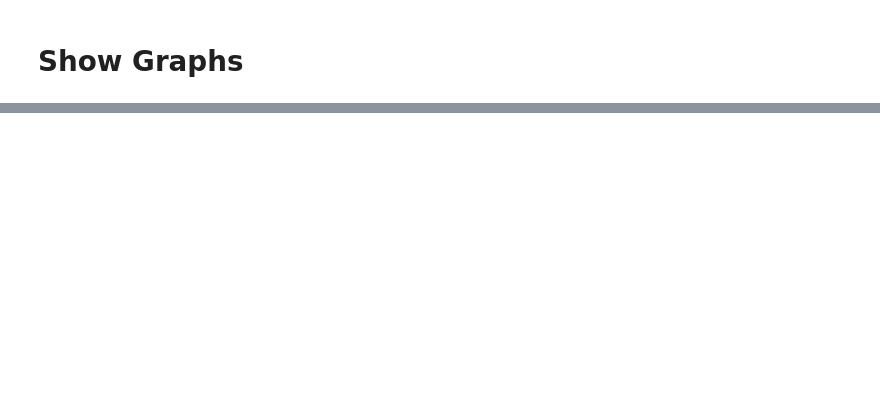
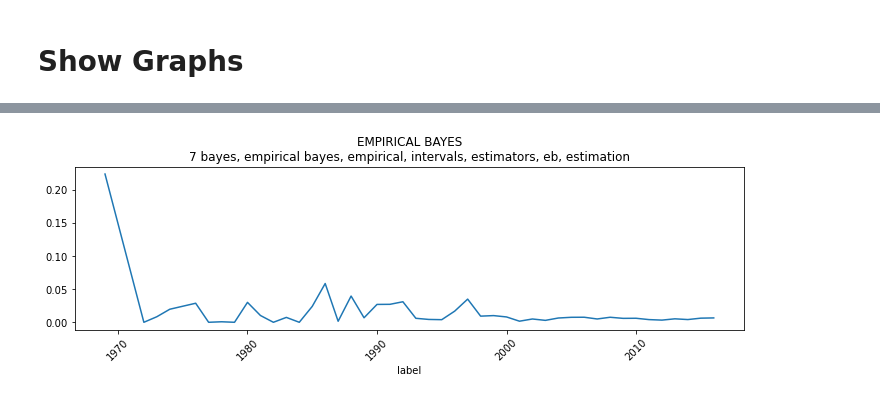
Before and after one commit to ontoligent/TAPI_Topic_Models, a Jupyter notebook: 03-TopicTrendsDemo.ipynb, the cells around one changed output, grey strips where cells are left out. Cells and saved outputs as stored; diff of their text form; code cells hidden in the pictures; blank space fills up the shorter version.

```diff
--- a/03-TopicTrendsTemplate.ipynb
+++ b/03-TopicTrendsDemo.ipynb
@@ -128,0 +115,4 @@ show_trend(5,'bar')
+# %%
+show_trend(7,'line')
+# %% [output]
+[figure, added]
```
Also changed, not shown: parts of 38 cells of this notebook.
